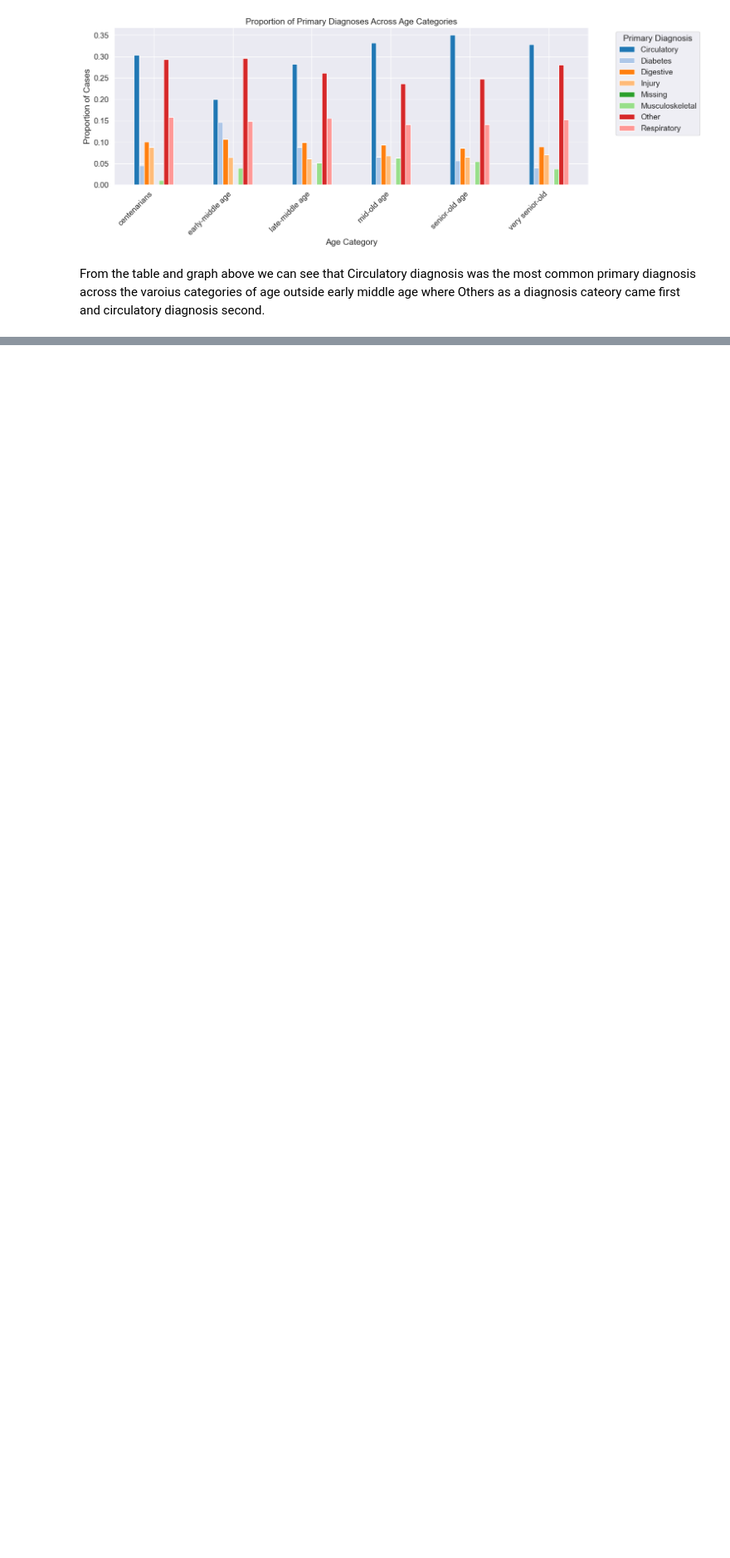
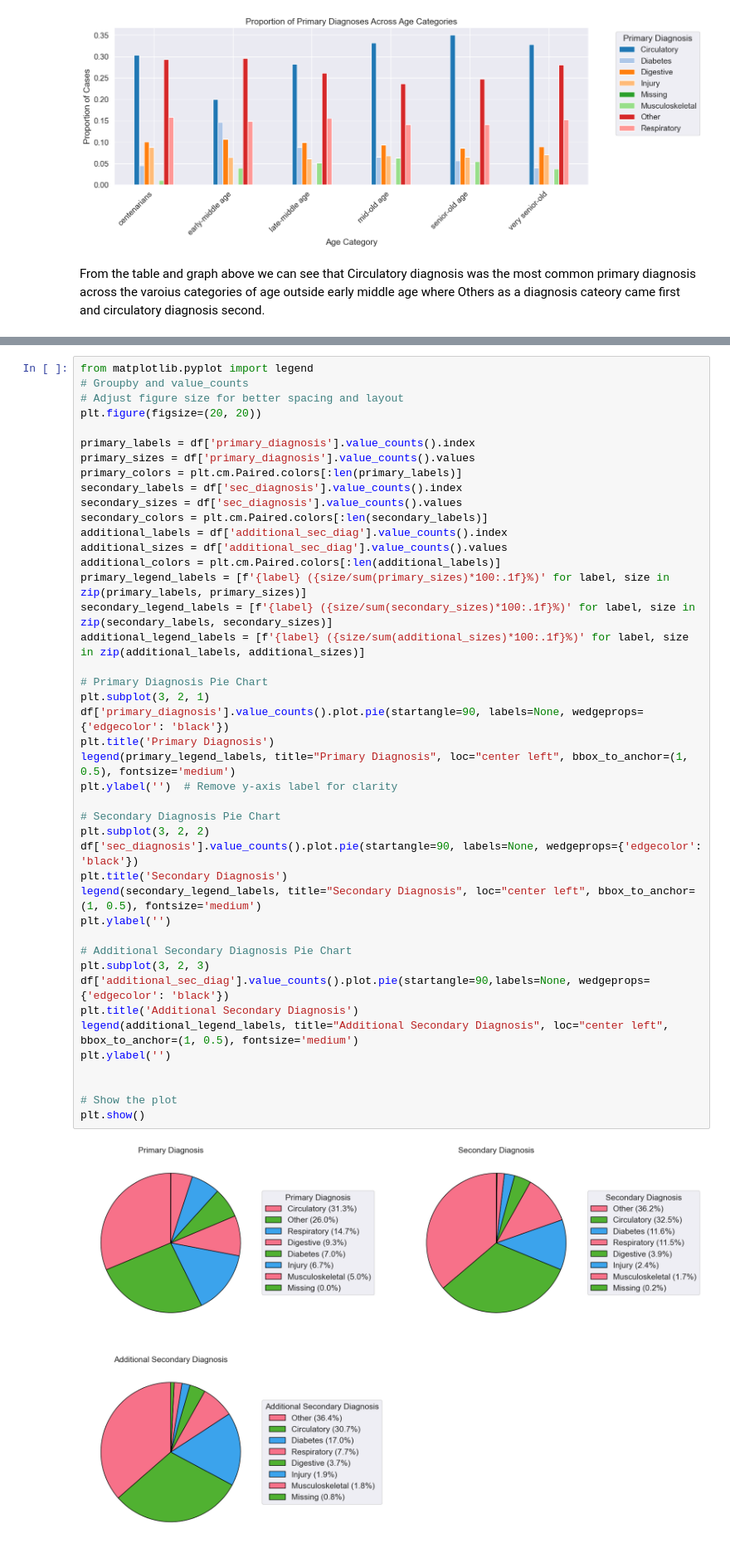
Before and after one commit to prabinpanta0/Patient-Readmission-Prediction, a Jupyter notebook: GHM.ipynb, the cells around one changed output, grey strips where cells are left out. Shown: that part at 83% size. Saved outputs shown, nothing was run; the diff lists cells and outputs as text; blank space fills up the shorter version.

Commit message:
updated visuals

```diff
--- a/GHM.ipynb
+++ b/GHM.ipynb
@@ -334,0 +337,45 @@ From the table and graph above we can see that Circulatory diagnosis was the mos
+# %%
+from matplotlib.pyplot import legend
+# Groupby and value_counts
+# Adjust figure size for better spacing and layout
+plt.figure(figsize=(20, 20))
+
+primary_labels = df['primary_diagnosis'].value_counts().index
+primary_sizes = df['primary_diagnosis'].value_counts().values
+primary_colors = plt.cm.Paired.colors[:len(primary_labels)]
+secondary_labels = df['sec_diagnosis'].value_counts().index
+secondary_sizes = df['sec_diagnosis'].value_counts().values
+secondary_colors = plt.cm.Paired.colors[:len(secondary_labels)]
+additional_labels = df['additional_sec_diag'].value_counts().index
+additional_sizes = df['additional_sec_diag'].value_counts().values
+additional_colors = plt.cm.Paired.colors[:len(additional_labels)]
+primary_legend_labels = [f'{label} ({size/sum(primary_sizes)*100:.1f}%)' for label, size in zip(primary_labels, primary_sizes)]
+secondary_legend_labels = [f'{label} ({size/sum(secondary_sizes)*100:.1f}%)' for label, size in zip(secondary_labels, secondary_sizes)]
+additional_legend_labels = [f'{label} ({size/sum(additional_sizes)*100:.1f}%)' for label, size in zip(additional_labels, additional_sizes)]
+
+# Primary Diagnosis Pie Chart
+plt.subplot(3, 2, 1)
+df['primary_diagnosis'].value_counts().plot.pie(startangle=90, labels=None, wedgeprops={'edgecolor': 'black'})
+plt.title('Primary Diagnosis')
+legend(primary_legend_labels, title="Primary Diagnosis", loc="center left", bbox_to_anchor=(1, 0.5), fontsize='medium')
+plt.ylabel('')  # Remove y-axis label for clarity
+
+# Secondary Diagnosis Pie Chart
+plt.subplot(3, 2, 2)
+df['sec_diagnosis'].value_counts().plot.pie(startangle=90, labels=None, wedgeprops={'edgecolor': 'black'})
+plt.title('Secondary Diagnosis')
+legend(secondary_legend_labels, title="Secondary Diagnosis", loc="center left", bbox_to_anchor=(1, 0.5), fontsize='medium')
+plt.ylabel('')
+
+# Additional Secondary Diagnosis Pie Chart
+plt.subplot(3, 2, 3)
+df['additional_sec_diag'].value_counts().plot.pie(startangle=90,labels=None, wedgeprops={'edgecolor': 'black'})
+plt.title('Additional Secondary Diagnosis')
+legend(additional_legend_labels, title="Additional Secondary Diagnosis", loc="center left", bbox_to_anchor=(1, 0.5), fontsize='medium')
+plt.ylabel('')
+
+
+# Show the plot
+plt.show()
+# %% [output]
+[figure, added]
```
Also changed, not shown: parts of 2 cells of this notebook.
